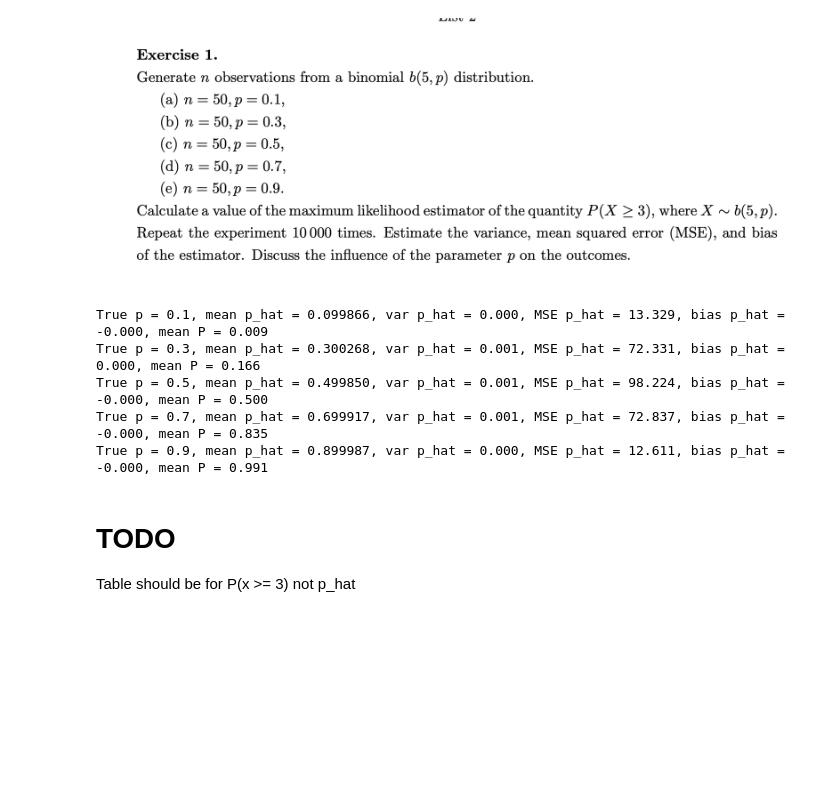
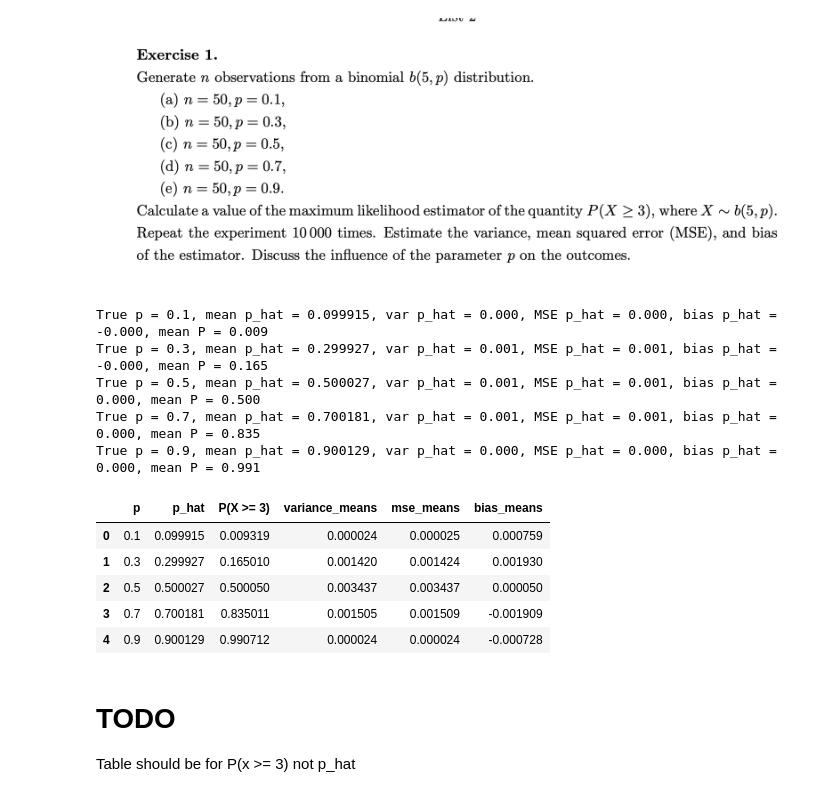
Before and after one commit to TheFebrin/UNIVERSITY, a Jupyter notebook: Statistics and Linear Models/Task2/Task2.ipynb, the cells around one changed output. Cells and saved outputs as stored; diff of their text form; code cells hidden in the pictures; blank space fills up the shorter version.

```diff
--- a/Statistics and Linear Models/Task2/Task2.ipynb
+++ b/Statistics and Linear Models/Task2/Task2.ipynb
@@ -9,36 +9,67 @@ from scipy.stats import binom, poisson
 # %% [markdown]
 ![image.png](attachment:25bb51fb-e04f-4e05-b9ea-3e2717dd44c4.png)
 # %%
-for p in (0.1, 0.3, 0.5, 0.7, 0.9):
+ps = [0.1, 0.3, 0.5, 0.7, 0.9]
+
+p_hats_means = []
+Ps_means = []
+variance_means = []
+mse_means = []
+bias_means = []
+
+for p in ps:
     p_hats = []
     Ps = []
     for _ in range(10000):
         X = np.random.binomial(n=5, p=p, size=50)
 
         # Calculate MLE p_hat
         p_hat = X.mean() / 5
 
         # Calculate P(x >= 3)
         P = 1 - binom.cdf(k=2, n=5, p=p_hat)
 
         Ps.append(P)
         p_hats.append(p_hat)
 
     p_hats = np.array(p_hats)
     print(
         f'True p = {p}, '
         f'mean p_hat = {np.mean(p_hats):3f}, '
         f'var p_hat = {np.var(p_hats):.3f}, '
-        f'MSE p_hat = {np.square(np.mean((p_hats - p) ** 2)):.3f}, '
+        f'MSE p_hat = {np.mean((p_hats - p) ** 2):.3f}, '
         f'bias p_hat = {np.mean(p_hats - p):.3f}, '
         f'mean P = {np.mean(Ps):.3f}'
-        )
+    )
+    true_P = 1 - binom.cdf(k=2, n=5, p=p)
+
+    Ps = np.array(Ps)
+    p_hats_means.append(np.mean(p_hats))
+    Ps_means.append(np.mean(Ps))
+    variance_means.append(np.var(Ps))
+    mse_means.append(np.mean((Ps - true_P) ** 2))
+    bias_means.append(np.mean(Ps - true_P))
+
+pd.DataFrame({
+    "p": ps,
+    "p_hat": p_hats_means,
+    "P(X >= 3)": Ps_means,
+    "variance_means": variance_means,
+    "mse_means": mse_means,
+    "bias_means": bias_means
+})
 # %% [output]
-True p = 0.1, mean p_hat = 0.099866, var p_hat = 0.000, MSE p_hat = 13.329, bias p_hat = -0.000, mean P = 0.009
-True p = 0.3, mean p_hat = 0.300268, var p_hat = 0.001, MSE p_hat = 72.331, bias p_hat = 0.000, mean P = 0.166
-True p = 0.5, mean p_hat = 0.499850, var p_hat = 0.001, MSE p_hat = 98.224, bias p_hat = -0.000, mean P = 0.500
-True p = 0.7, mean p_hat = 0.699917, var p_hat = 0.001, MSE p_hat = 72.837, bias p_hat = -0.000, mean P = 0.835
-True p = 0.9, mean p_hat = 0.899987, var p_hat = 0.000, MSE p_hat = 12.611, bias p_hat = -0.000, mean P = 0.991
+True p = 0.1, mean p_hat = 0.099915, var p_hat = 0.000, MSE p_hat = 0.000, bias p_hat = -0.000, mean P = 0.009
+True p = 0.3, mean p_hat = 0.299927, var p_hat = 0.001, MSE p_hat = 0.001, bias p_hat = -0.000, mean P = 0.165
+True p = 0.5, mean p_hat = 0.500027, var p_hat = 0.001, MSE p_hat = 0.001, bias p_hat = 0.000, mean P = 0.500
+True p = 0.7, mean p_hat = 0.700181, var p_hat = 0.001, MSE p_hat = 0.001, bias p_hat = 0.000, mean P = 0.835
+True p = 0.9, mean p_hat = 0.900129, var p_hat = 0.000, MSE p_hat = 0.000, bias p_hat = 0.000, mean P = 0.991
+|  | p | p_hat | P(X >= 3) | variance_means | mse_means | bias_means |
+| 0 | 0.1 | 0.099915 | 0.009319 | 0.000024 | 0.000025 | 0.000759 |
+| 1 | 0.3 | 0.299927 | 0.165010 | 0.001420 | 0.001424 | 0.001930 |
+| 2 | 0.5 | 0.500027 | 0.500050 | 0.003437 | 0.003437 | 0.000050 |
+| 3 | 0.7 | 0.700181 | 0.835011 | 0.001505 | 0.001509 | -0.001909 |
+| 4 | 0.9 | 0.900129 | 0.990712 | 0.000024 | 0.000024 | -0.000728 |
 # %% [markdown]
 # TODO
 Table should be for P(x >= 3) not p_hat
```
Also changed, not shown: parts of 6 cells of this notebook, 4 other files.
